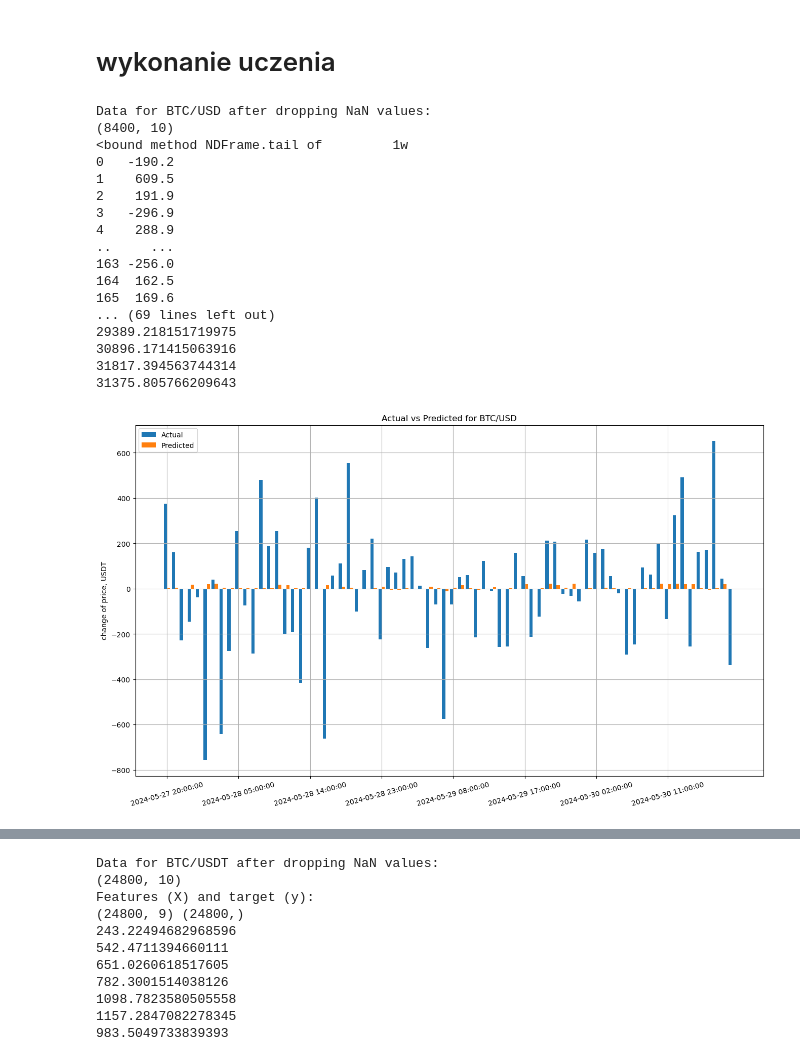
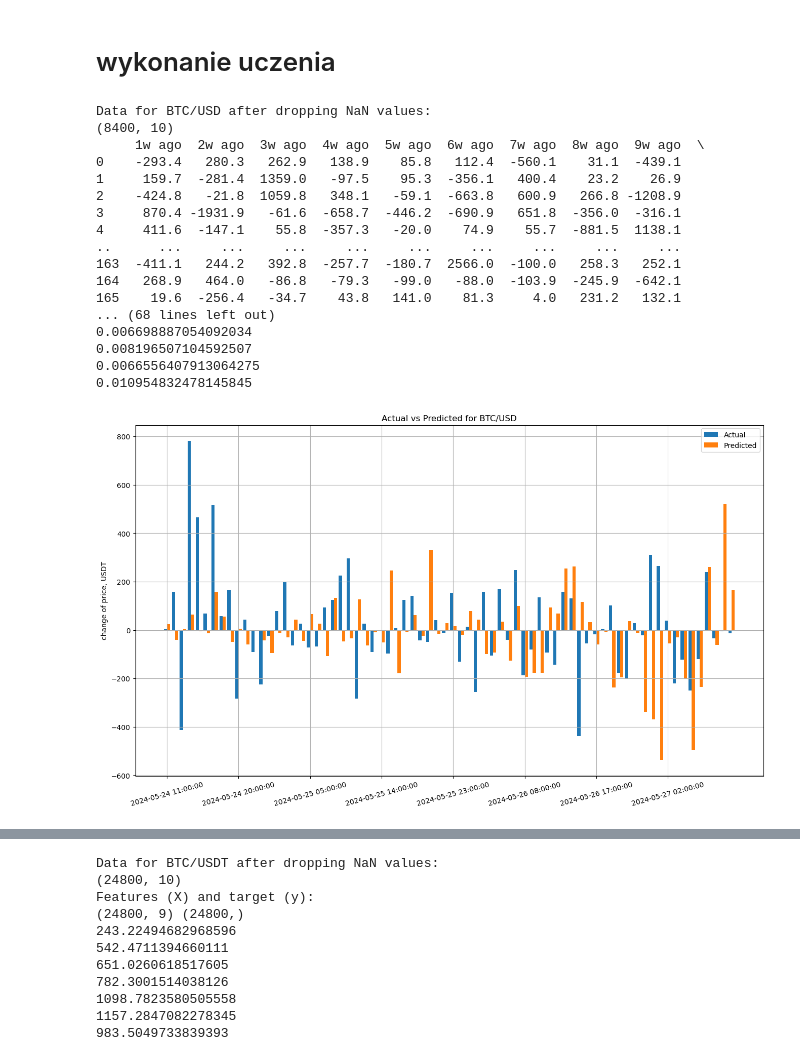
Before and after one commit to szym98/WSB_ML_crypto_model, a Jupyter notebook: Main_CryptoML.ipynb, the cells around one changed output, grey strips where cells are left out. Saved outputs shown, nothing was run; the diff lists cells and outputs as text; code cells hidden in the pictures.

```diff
--- a/Main_CryptoML.ipynb
+++ b/Main_CryptoML.ipynb
@@ -40,16 +40,12 @@ def fetch_ohlcv(symbol, timeframe='1h', n_frames=10000):
     return dataframe
 
 def past_val(df):
-    df2 = pd.DataFrame(columns=["1w"])
-    df2["1w"] = df.iloc[-7*24-1:].values
-    df2.drop(df2.tail(1).index,inplace=True)
-    print(df2.tail)
+    df2 = pd.DataFrame(columns=["1w ago"])
     for week in range(len(df)-1):
-        if len(df.iloc[-((week+2)*7*24):-((week+1)*7*24)]) != 0:
-            df2[f'{week+2}w'] = df.iloc[-((week+2)*7*24):-((week+1)*7*24)].values
-    print(df2.tail)
+        if len(df.iloc[-((week+2)*7*24):-((week+1)*7*24)]) == 168:
+            df2[f'{week+1}w ago'] = df.iloc[-((week+2)*7*24):-((week+1)*7*24)].values
+    print(df2)
     return df2
-
 
 def model_training(symbol, timeframe, n_frames):
     # Fetch data
@@ -67,27 +63,26 @@ def model_training(symbol, timeframe, n_frames):
     if dataframe.empty:
         raise ValueError(f"Dataframe for {symbol} is empty after dropping NaN values. Check data fetching and indicator calculation steps.")
 
-    #X = dataframe.drop(['close'], axis=1)
     X = past_val(dataframe['close'])  # funkcja zwracająca ceny zamknięcia z poprzednich okresów (np. tygodni)
-    y = dataframe['close'] # ceny zamknięcia z badanego bieżącego okresu
+    y = dataframe['close'].iloc[-24*7:] # ceny zamknięcia z badanego bieżącego okresu
 
 
     # Check if features and target are correctly separated
     print("Features (X) and target (y):")
     print(X.shape, y.shape)
 
-    #scaler = StandardScaler()
-    #X_scaled = scaler.fit_transform(X)
-    X_scaled = np.array(X).reshape(-1,1)
+    scaler = StandardScaler()
+    X_scaled = scaler.fit_transform(X)
 
     # Model and cross-validation setup
     model = MLPRegressor(hidden_layer_sizes=(100, 100),
-                         max_iter=1000,
+                         max_iter=3000,
                          shuffle=False,
                          alpha=0.002,
+                         solver="lbfgs",
                          learning_rate='adaptive',
                          early_stopping = True,
-                         tol=0.0001,
+                         tol=0.0005,
                          learning_rate_init=0.002,
                          random_state=42)
     n_samp=40
@@ -119,49 +114,49 @@ def model_training(symbol, timeframe, n_frames):
 # %%
 # Settings
 symbols= ['BTC/USD', 'ETH/USD', 'DOT/USD', 'ADA/USD', 'SOL/USD']
-timeframes = ['1h', '30m', '15m', '5m', '1m']
+timeframes = '1h'
 n_frames = 24*7*50+200
 # %% [markdown]
 # wykonanie uczenia
 # %%
 # TEST
-a,b,c = model_training(symbols[0], timeframe=timeframes[0], n_frames=n_frames)
+a,b,c = model_training(symbols[0], timeframe=timeframes, n_frames=n_frames)
 # %% [output]
 Data for BTC/USD after dropping NaN values:
 (8400, 10)
-<bound method NDFrame.tail of         1w
-0   -190.2
-1    609.5
-2    191.9
-3   -296.9
-4    288.9
-..     ...
-163 -256.0
-164  162.5
-165  169.6
-... (69 lines left out)
-29389.218151719975
-30896.171415063916
-31817.394563744314
-31375.805766209643
+     1w ago  2w ago  3w ago  4w ago  5w ago  6w ago  7w ago  8w ago  9w ago  \
+0    -293.4   280.3   262.9   138.9    85.8   112.4  -560.1    31.1  -439.1
+1     159.7  -281.4  1359.0   -97.5    95.3  -356.1   400.4    23.2    26.9
+2    -424.8   -21.8  1059.8   348.1   -59.1  -663.8   600.9   266.8 -1208.9
+3     870.4 -1931.9   -61.6  -658.7  -446.2  -690.9   651.8  -356.0  -316.1
+4     411.6  -147.1    55.8  -357.3   -20.0    74.9    55.7  -881.5  1138.1
+..      ...     ...     ...     ...     ...     ...     ...     ...     ...
+163  -411.1   244.2   392.8  -257.7  -180.7  2566.0  -100.0   258.3   252.1
+164   268.9   464.0   -86.8   -79.3   -99.0   -88.0  -103.9  -245.9  -642.1
+165    19.6  -256.4   -34.7    43.8   141.0    81.3     4.0   231.2   132.1
+... (68 lines left out)
+0.006698887054092034
+0.008196507104592507
+0.0066556407913064275
+0.010954832478145845
 # %%
 # TEST
 symbol = symbols[0]
 temp_val = a
 temp_pred = b
 fig, ax = plt.subplots(figsize=(16, 9))
-last_n_frames = 72  # ostatnie 3 dni
-x_temp = np.arange(len(temp_val.index[-last_n_frames:]))
+n_frames2display = 72
+x_temp = np.arange(len(temp_val.index[:n_frames2display]))
 w = 0.4
-ax.bar(x_temp - w/2, temp_val.iloc[-last_n_frames:], width=w, label="Actual")
-ax.bar(x_temp + w/2, temp_pred[-last_n_frames:], width=w, label="Predicted")
+ax.bar(x_temp - w/2, temp_val.iloc[:n_frames2display], width=w, label="Actual")
+ax.bar(x_temp + w/2, temp_pred[:n_frames2display], width=w, label="Predicted")
 ax.set_ylabel("change of price, USDT")
 ax.set_xticks(x_temp)
-ax.set_xticklabels(temp_val.index[-last_n_frames:].astype(str), rotation=15)
+ax.set_xticklabels(temp_val.index[:n_frames2display].astype(str), rotation=15)
 plt.locator_params(axis="x", nbins=8)
 ax.grid(True)
 ax.set_title(f"Actual vs Predicted for {symbol}")
 ax.legend()
 plt.show()
 # %% [output]
-[figure, old version]
+[figure, new version]
```
Also changed, not shown: parts of 2 cells of this notebook.
